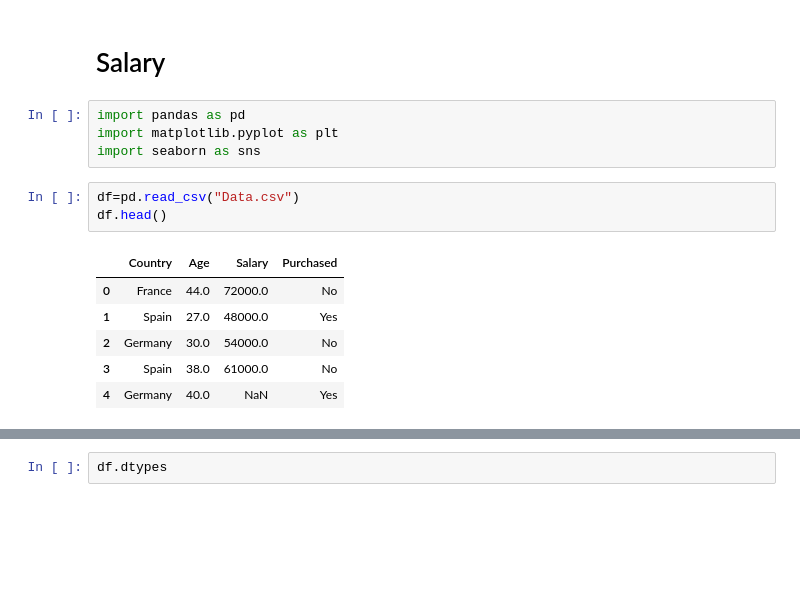
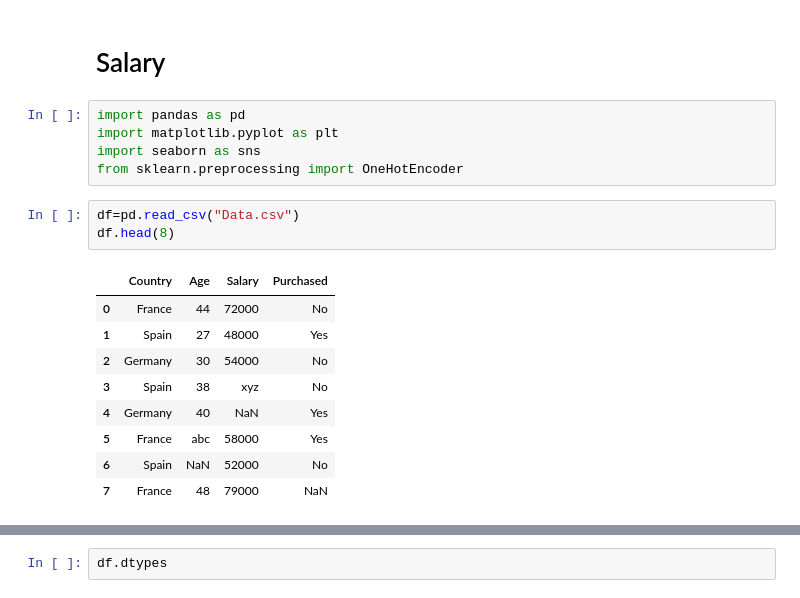
Before and after one commit to Harshkotkar/jupyter, a Jupyter notebook: ML(clg)/ML_assigment_1.ipynb, the cells around one changed output, grey strips where cells are left out. Cells and saved outputs as stored; diff of their text form; blank space fills up the shorter version.

```diff
--- a/ML(clg)/ML_assigment_1.ipynb
+++ b/ML(clg)/ML_assigment_1.ipynb
@@ -4,16 +4,20 @@
 import pandas as pd
 import matplotlib.pyplot as plt
 import seaborn as sns
+from sklearn.preprocessing import OneHotEncoder
 # %%
 df=pd.read_csv("Data.csv")
-df.head()
+df.head(8)
 # %% [output]
 |  | Country | Age | Salary | Purchased |
-| 0 | France | 44.0 | 72000.0 | No |
-| 1 | Spain | 27.0 | 48000.0 | Yes |
-| 2 | Germany | 30.0 | 54000.0 | No |
-| 3 | Spain | 38.0 | 61000.0 | No |
-| 4 | Germany | 40.0 | NaN | Yes |
+| 0 | France | 44 | 72000 | No |
+| 1 | Spain | 27 | 48000 | Yes |
+| 2 | Germany | 30 | 54000 | No |
+| 3 | Spain | 38 | xyz | No |
+| 4 | Germany | 40 | NaN | Yes |
+| 5 | France | abc | 58000 | Yes |
+| 6 | Spain | NaN | 52000 | No |
+| 7 | France | 48 | 79000 | NaN |
 # %%
 df.info()
 # %% [output]
```
Also changed, not shown: parts of 57 cells of this notebook, 5 other files.
